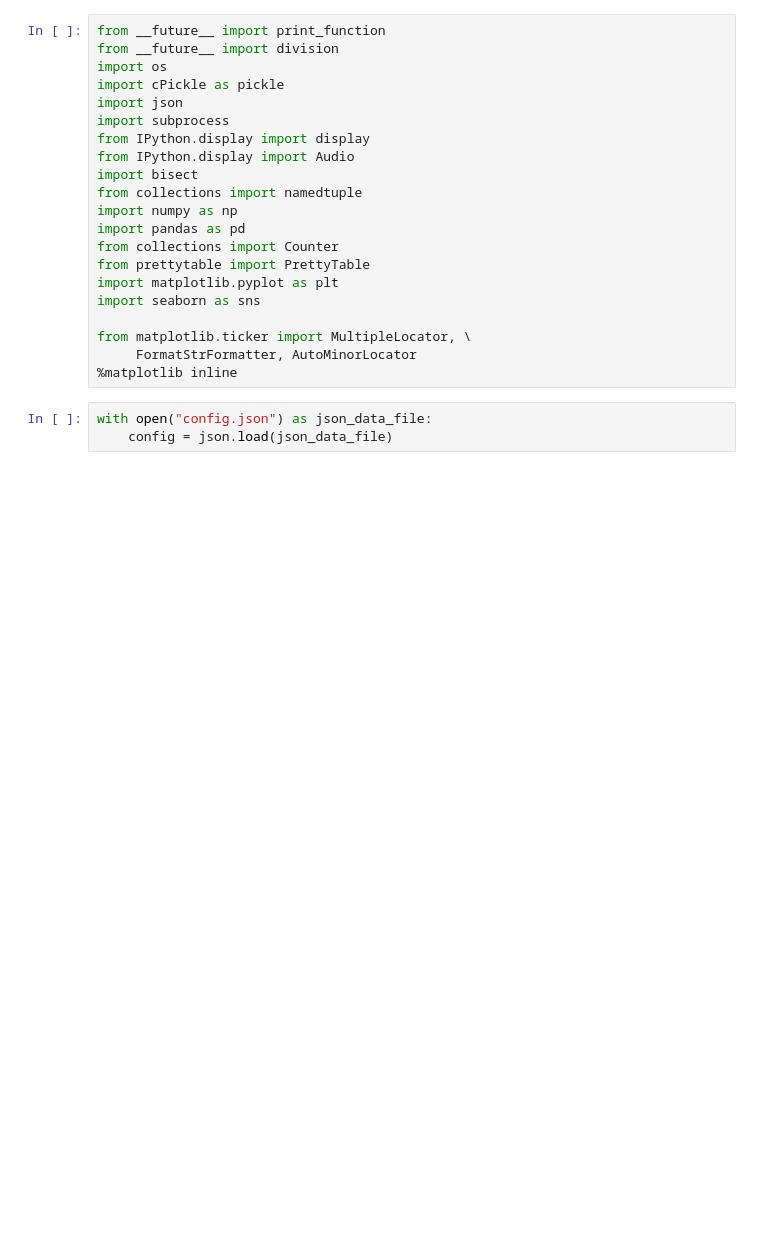
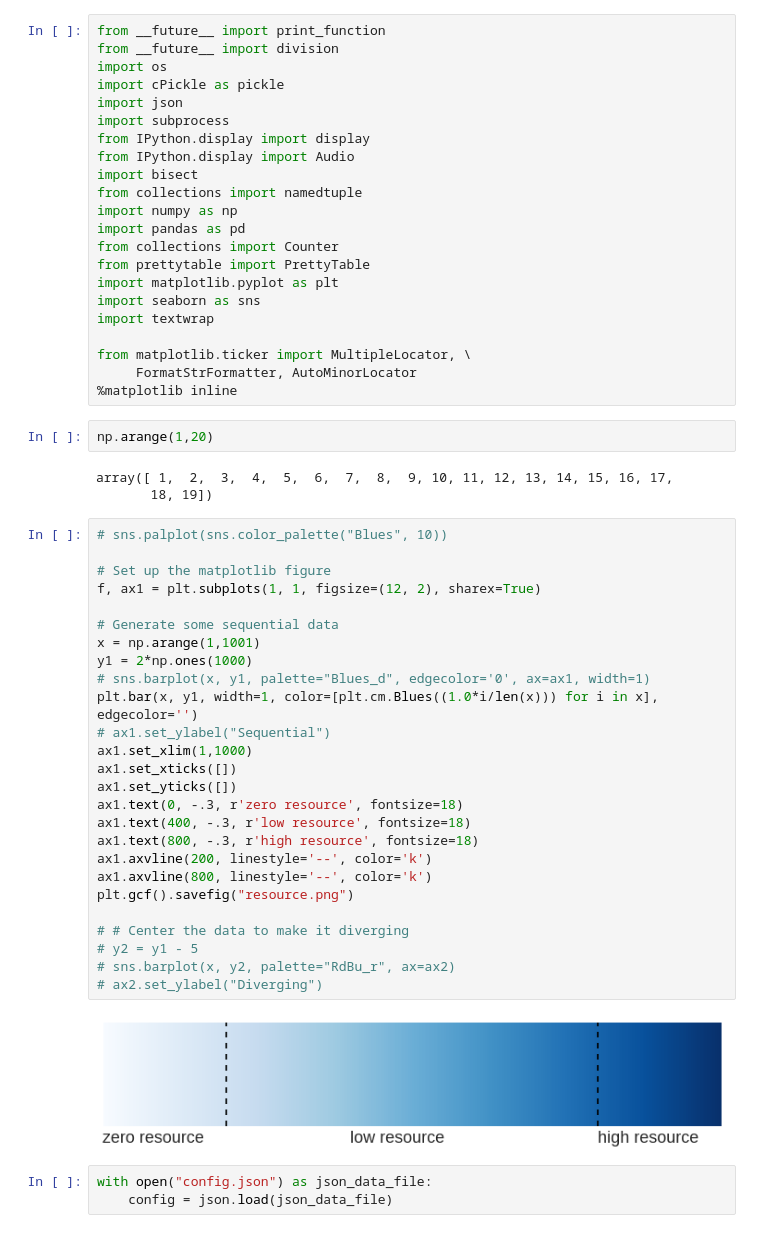
Before and after one commit to 0xSameer/speech_patterns, a Jupyter notebook: visualize_utd.ipynb, the cells around one changed output. Drawn from its saved outputs; the diff is of its cells as text; blank space fills up the shorter version.

Commit message:
added visualization code

```diff
--- a/visualize_utd.ipynb
+++ b/visualize_utd.ipynb
@@ -15,10 +15,44 @@ from collections import Counter
 from prettytable import PrettyTable
 import matplotlib.pyplot as plt
 import seaborn as sns
+import textwrap
 
 from matplotlib.ticker import MultipleLocator, \
      FormatStrFormatter, AutoMinorLocator
 %matplotlib inline
+# %%
+np.arange(1,20)
+# %% [output]
+array([ 1,  2,  3,  4,  5,  6,  7,  8,  9, 10, 11, 12, 13, 14, 15, 16, 17,
+       18, 19])
+# %%
+# sns.palplot(sns.color_palette("Blues", 10))
+
+# Set up the matplotlib figure
+f, ax1 = plt.subplots(1, 1, figsize=(12, 2), sharex=True)
+
+# Generate some sequential data
+x = np.arange(1,1001)
+y1 = 2*np.ones(1000)
+# sns.barplot(x, y1, palette="Blues_d", edgecolor='0', ax=ax1, width=1)
+plt.bar(x, y1, width=1, color=[plt.cm.Blues((1.0*i/len(x))) for i in x], edgecolor='')
+# ax1.set_ylabel("Sequential")
+ax1.set_xlim(1,1000)
+ax1.set_xticks([])
+ax1.set_yticks([])
+ax1.text(0, -.3, r'zero resource', fontsize=18)
+ax1.text(400, -.3, r'low resource', fontsize=18)
+ax1.text(800, -.3, r'high resource', fontsize=18)
+ax1.axvline(200, linestyle='--', color='k')
+ax1.axvline(800, linestyle='--', color='k')
+plt.gcf().savefig("resource.png")
+
+# # Center the data to make it diverging
+# y2 = y1 - 5
+# sns.barplot(x, y2, palette="RdBu_r", ax=ax2)
+# ax2.set_ylabel("Diverging")
+# %% [output]
+[figure, added]
 # %%
 with open("config.json") as json_data_file:
     config = json.load(json_data_file)
```
Also changed, not shown: parts of 9 cells of this notebook, 5 other files.
